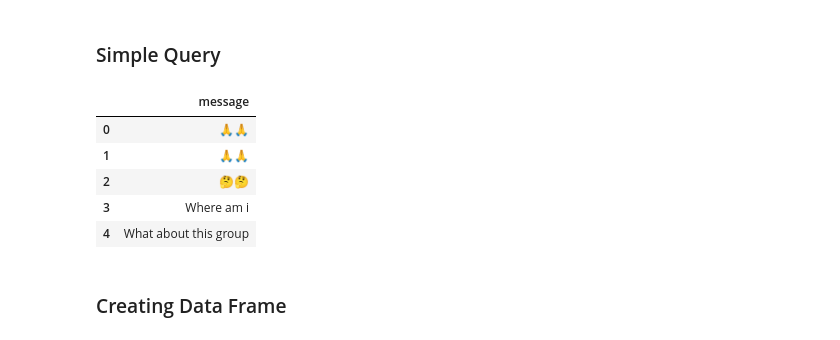
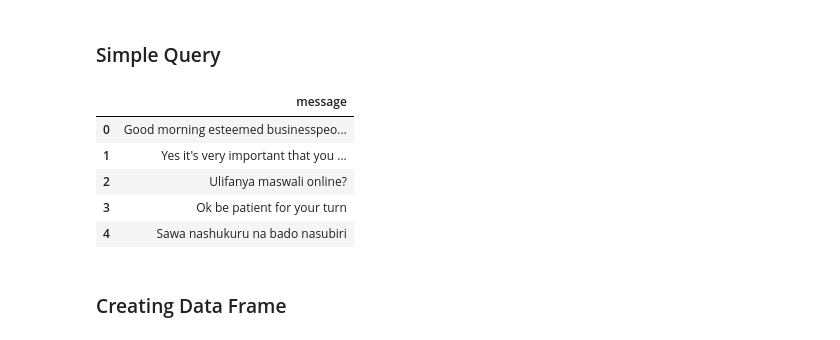
Before and after one commit to TechnoServe/whatsapp-chat-analyser, a Jupyter notebook: jupyter/MySQL Database Data.ipynb, the cells around one changed output. Cells and saved outputs as stored; diff of their text form; code cells hidden in the pictures.

```diff
--- a/jupyter/MySQL Database Data.ipynb
+++ b/jupyter/MySQL Database Data.ipynb
@@ -54,15 +37,15 @@ connection = pymysql.connect(host='localhost',
 # %% [markdown]
 ### Simple Query
 # %%
-query = pd.read_sql_query('''select message from analyser_messagelog where chat_file_id = 5''', connection)
+query = pd.read_sql_query('''select message from analyser_messagelog where chat_file_id = 10''', connection)
 query.head()
 # %% [output]
 |  | message |
-| 0 | 🙏🙏 |
-| 1 | 🙏🙏 |
-| 2 | 🤔🤔 |
-| 3 | Where am i |
-| 4 | What about this group |
+| 0 | Good morning esteemed businesspeo... |
+| 1 | Yes it's very important that you ... |
+| 2 | Ulifanya maswali online? |
+| 3 | Ok be patient for your turn |
+| 4 | Sawa nashukuru na bado nasubiri |
 # %% [markdown]
 ### Creating Data Frame
 # %%
```
Also changed, not shown: parts of 5 cells of this notebook, 10 other files.
